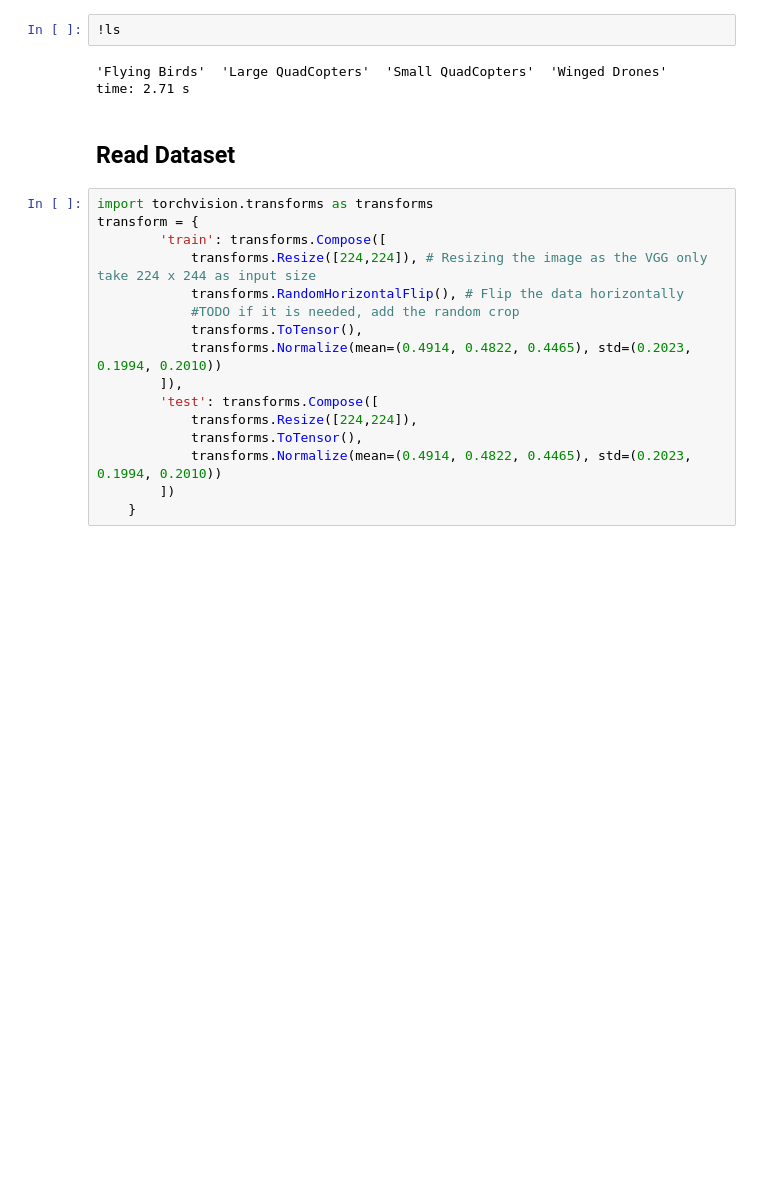
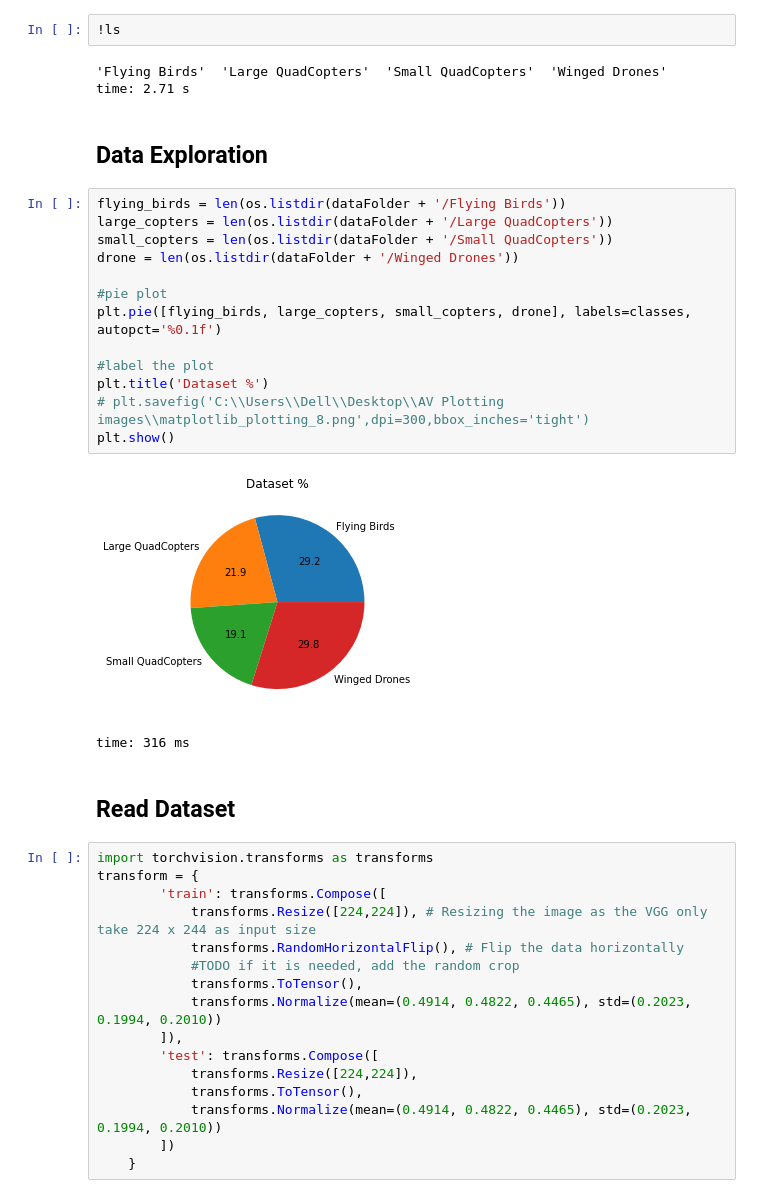
Before and after one commit to praveenraghuvanshi/eva4-p2-group, a Jupyter notebook: Session-2/Assignment-2/src/eva4p2s2.ipynb, the cells around one changed output. Drawn from its saved outputs; the diff is of its cells as text; blank space fills up the shorter version.

Commit message:
Data exploration

```diff
--- a/Session-2/Assignment-2/src/eva4p2s2.ipynb
+++ b/Session-2/Assignment-2/src/eva4p2s2.ipynb
@@ -158,6 +158,24 @@ time: 12.1 ms
 # %% [output]
 'Flying Birds'  'Large QuadCopters'  'Small QuadCopters'  'Winged Drones'
 time: 2.71 s
+# %% [markdown]
+## Data Exploration
+# %%
+flying_birds = len(os.listdir(dataFolder + '/Flying Birds'))
+large_copters = len(os.listdir(dataFolder + '/Large QuadCopters'))
+small_copters = len(os.listdir(dataFolder + '/Small QuadCopters'))
+drone = len(os.listdir(dataFolder + '/Winged Drones'))
+
+#pie plot
+plt.pie([flying_birds, large_copters, small_copters, drone], labels=classes, autopct='%0.1f')
+
+#label the plot
+plt.title('Dataset %')
+# plt.savefig('C:\\Users\\Dell\\Desktop\\AV Plotting images\\matplotlib_plotting_8.png',dpi=300,bbox_inches='tight')
+plt.show()
+# %% [output]
+[figure, added]
+time: 316 ms
 # %% [markdown]
 ## Read Dataset
 # %%
```
Also changed, not shown: parts of 11 cells of this notebook.
